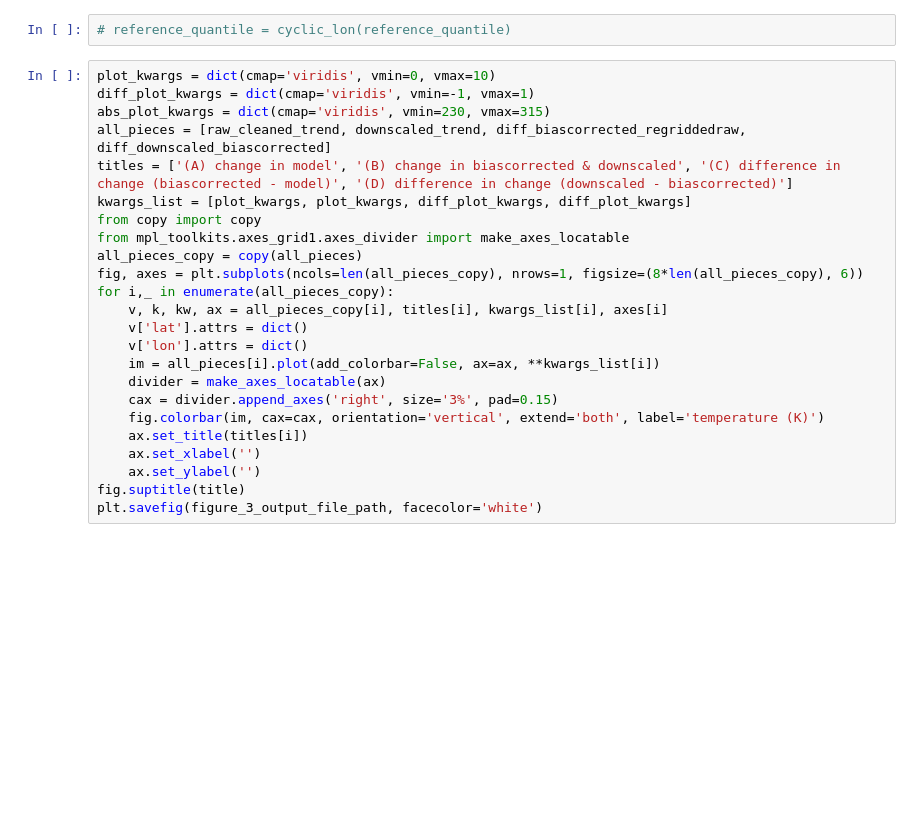
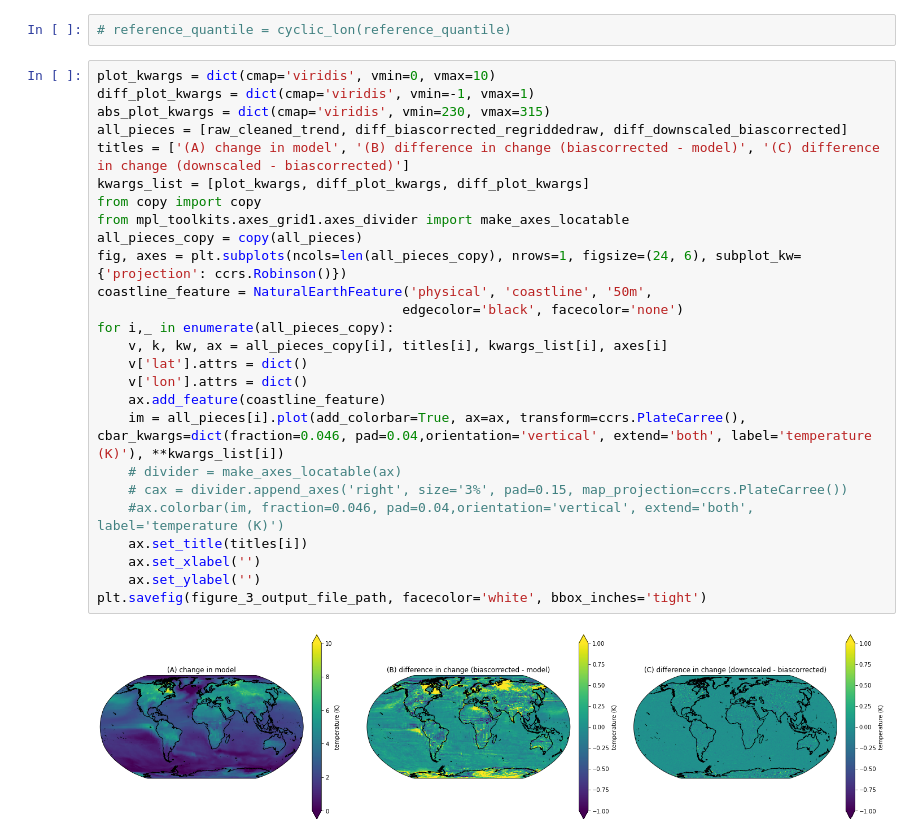
Before and after one commit to ClimateImpactLab/downscaleCMIP6, a Jupyter notebook: notebooks/paper_figures/tasmax_seasonal_quantile_trend.ipynb, the cells around one changed output. Cells and saved outputs as stored; diff of their text form; blank space fills up the shorter version.

Commit message:
add notebook for precip, change figure sizing and add robinson projections to the maps

```diff
--- a/notebooks/paper_figures/tasmax_seasonal_quantile_trend.ipynb
+++ b/notebooks/paper_figures/tasmax_seasonal_quantile_trend.ipynb
@@ -154,27 +168,31 @@ diff_biascorrected_regriddedraw = (biascorrected_trend - raw_cleaned_trend_regri
 # reference_quantile = reference_quantile.compute()
 # %%
 # reference_quantile = cyclic_lon(reference_quantile)
-# %%
-plot_kwargs = dict(cmap='viridis', vmin=0, vmax=10)
-diff_plot_kwargs = dict(cmap='viridis', vmin=-1, vmax=1)
-abs_plot_kwargs = dict(cmap='viridis', vmin=230, vmax=315)
-all_pieces = [raw_cleaned_trend, downscaled_trend, diff_biascorrected_regriddedraw, diff_downscaled_biascorrected]
-titles = ['(A) change in model', '(B) change in biascorrected & downscaled', '(C) difference in change (biascorrected - model)', '(D) difference in change (downscaled - biascorrected)']
-kwargs_list = [plot_kwargs, plot_kwargs, diff_plot_kwargs, diff_plot_kwargs]
-from copy import copy
-from mpl_toolkits.axes_grid1.axes_divider import make_axes_locatable
-all_pieces_copy = copy(all_pieces)
-fig, axes = plt.subplots(ncols=len(all_pieces_copy), nrows=1, figsize=(8*len(all_pieces_copy), 6))
-for i,_ in enumerate(all_pieces_copy):
-    v, k, kw, ax = all_pieces_copy[i], titles[i], kwargs_list[i], axes[i]
-    v['lat'].attrs = dict()
-    v['lon'].attrs = dict()
-    im = all_pieces[i].plot(add_colorbar=False, ax=ax, **kwargs_list[i])
-    divider = make_axes_locatable(ax)
-    cax = divider.append_axes('right', size='3%', pad=0.15)
-    fig.colorbar(im, cax=cax, orientation='vertical', extend='both', label='temperature (K)')
-    ax.set_title(titles[i])
-    ax.set_xlabel('')
-    ax.set_ylabel('')
-fig.suptitle(title)
-plt.savefig(figure_3_output_file_path, facecolor='white')
+# %%
+plot_kwargs = dict(cmap='viridis', vmin=0, vmax=10)
+diff_plot_kwargs = dict(cmap='viridis', vmin=-1, vmax=1)
+abs_plot_kwargs = dict(cmap='viridis', vmin=230, vmax=315)
+all_pieces = [raw_cleaned_trend, diff_biascorrected_regriddedraw, diff_downscaled_biascorrected]
+titles = ['(A) change in model', '(B) difference in change (biascorrected - model)', '(C) difference in change (downscaled - biascorrected)']
+kwargs_list = [plot_kwargs, diff_plot_kwargs, diff_plot_kwargs]
+from copy import copy
+from mpl_toolkits.axes_grid1.axes_divider import make_axes_locatable
+all_pieces_copy = copy(all_pieces)
+fig, axes = plt.subplots(ncols=len(all_pieces_copy), nrows=1, figsize=(24, 6), subplot_kw={'projection': ccrs.Robinson()})
+coastline_feature = NaturalEarthFeature('physical', 'coastline', '50m',
+                                       edgecolor='black', facecolor='none')
+for i,_ in enumerate(all_pieces_copy):
+    v, k, kw, ax = all_pieces_copy[i], titles[i], kwargs_list[i], axes[i]
+    v['lat'].attrs = dict()
+    v['lon'].attrs = dict()
+    ax.add_feature(coastline_feature)
+    im = all_pieces[i].plot(add_colorbar=True, ax=ax, transform=ccrs.PlateCarree(), cbar_kwargs=dict(fraction=0.046, pad=0.04,orientation='vertical', extend='both', label='temperature (K)'), **kwargs_list[i])
+    # divider = make_axes_locatable(ax)
+    # cax = divider.append_axes('right', size='3%', pad=0.15, map_projection=ccrs.PlateCarree())
+    #ax.colorbar(im, fraction=0.046, pad=0.04,orientation='vertical', extend='both', label='temperature (K)')
+    ax.set_title(titles[i])
+    ax.set_xlabel('')
+    ax.set_ylabel('')
+plt.savefig(figure_3_output_file_path, facecolor='white', bbox_inches='tight')
+# %% [output]
+[figure, added]
```
Also changed, not shown: parts of 3 cells of this notebook, 1 other file.
